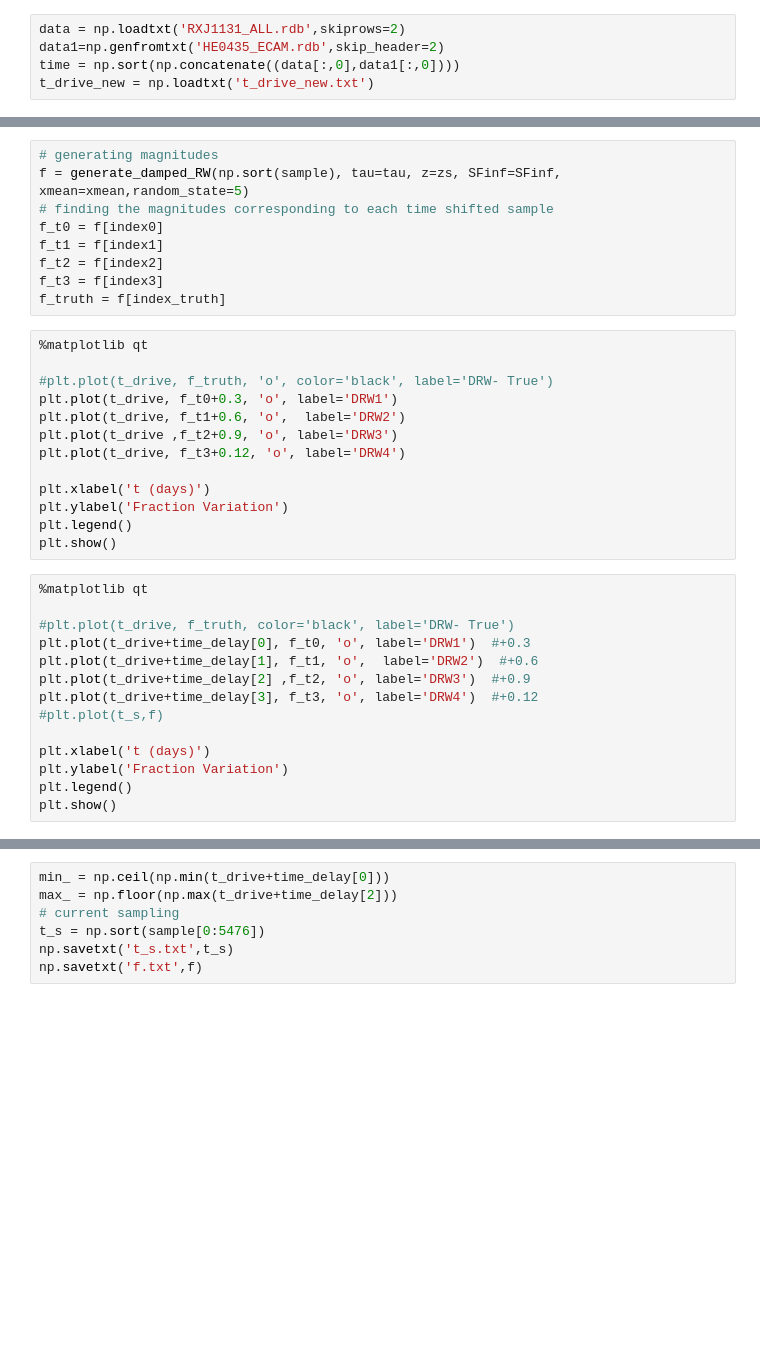
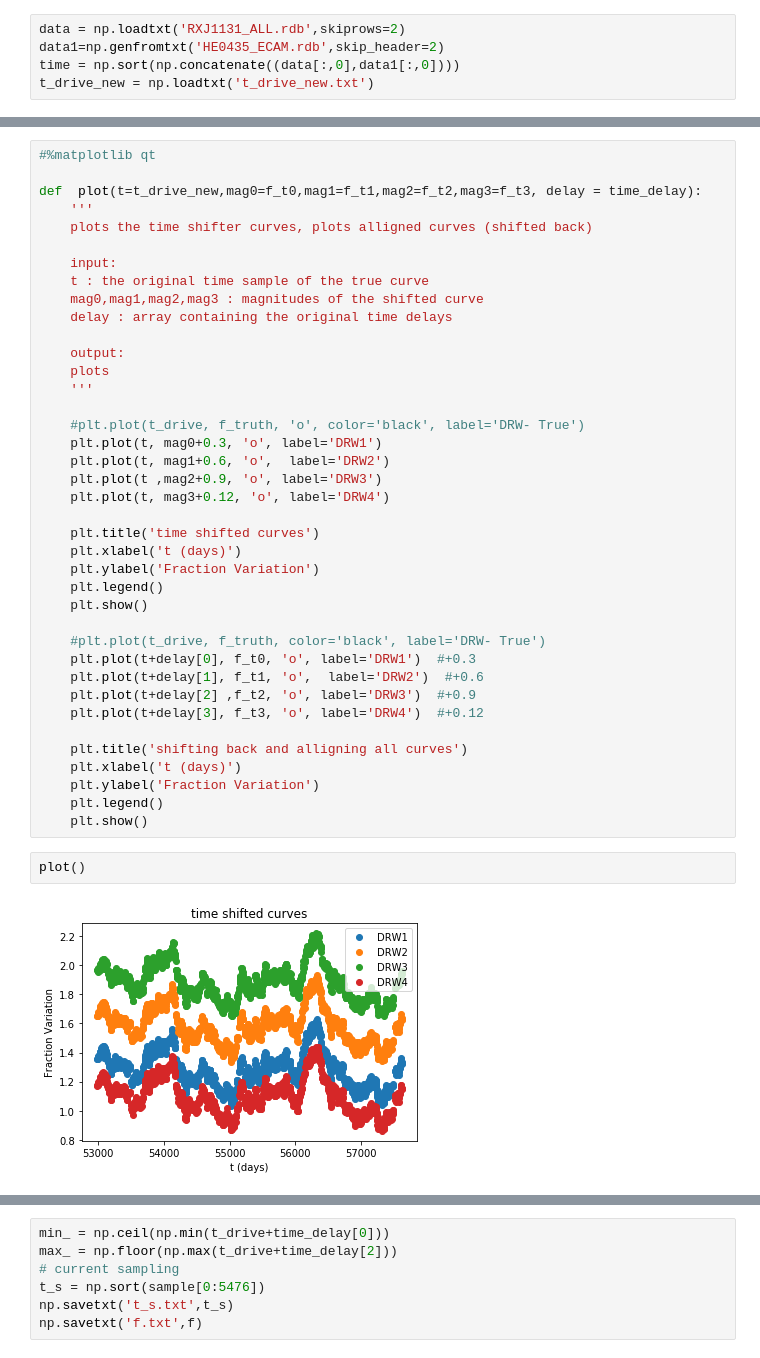
Before and after one commit to herjy/Quasar_lensing, a Jupyter notebook: Simulation-newest.ipynb, the cells around one changed output, grey strips where cells are left out. Cells and saved outputs as stored; diff of their text form; blank space fills up the shorter version.

```diff
--- a/Simulation-newest.ipynb
+++ b/Simulation-newest.ipynb
@@ -108,36 +145,43 @@ in the sorted concatenated array'''
-# %%
-# generating magnitudes
-f = generate_damped_RW(np.sort(sample), tau=tau, z=zs, SFinf=SFinf, xmean=xmean,random_state=5)
-# finding the magnitudes corresponding to each time shifted sample
-f_t0 = f[index0]
-f_t1 = f[index1]
-f_t2 = f[index2]
-f_t3 = f[index3]
-f_truth = f[index_truth]
-# %%
-%matplotlib qt
-
-#plt.plot(t_drive, f_truth, 'o', color='black', label='DRW- True')
-plt.plot(t_drive, f_t0+0.3, 'o', label='DRW1')
-plt.plot(t_drive, f_t1+0.6, 'o',  label='DRW2')
-plt.plot(t_drive ,f_t2+0.9, 'o', label='DRW3')
-plt.plot(t_drive, f_t3+0.12, 'o', label='DRW4')
-
-plt.xlabel('t (days)')
-plt.ylabel('Fraction Variation')
-plt.legend()
-plt.show()
-# %%
-%matplotlib qt
-
-#plt.plot(t_drive, f_truth, color='black', label='DRW- True')
-plt.plot(t_drive+time_delay[0], f_t0, 'o', label='DRW1')  #+0.3
-plt.plot(t_drive+time_delay[1], f_t1, 'o',  label='DRW2')  #+0.6
-plt.plot(t_drive+time_delay[2] ,f_t2, 'o', label='DRW3')  #+0.9
-plt.plot(t_drive+time_delay[3], f_t3, 'o', label='DRW4')  #+0.12
-#plt.plot(t_s,f)
-
-plt.xlabel('t (days)')
-plt.ylabel('Fraction Variation')
-plt.legend()
-plt.show()
+# %%
+#%matplotlib qt
+
+def  plot(t=t_drive_new,mag0=f_t0,mag1=f_t1,mag2=f_t2,mag3=f_t3, delay = time_delay):
+    '''
+    plots the time shifter curves, plots alligned curves (shifted back)
+
+    input:
+    t : the original time sample of the true curve
+    mag0,mag1,mag2,mag3 : magnitudes of the shifted curve
+    delay : array containing the original time delays
+
+    output:
+    plots
+    '''
+
+    #plt.plot(t_drive, f_truth, 'o', color='black', label='DRW- True')
+    plt.plot(t, mag0+0.3, 'o', label='DRW1')
+    plt.plot(t, mag1+0.6, 'o',  label='DRW2')
+    plt.plot(t ,mag2+0.9, 'o', label='DRW3')
+    plt.plot(t, mag3+0.12, 'o', label='DRW4')
+
+    plt.title('time shifted curves')
+    plt.xlabel('t (days)')
+    plt.ylabel('Fraction Variation')
+    plt.legend()
+    plt.show()
+
+    #plt.plot(t_drive, f_truth, color='black', label='DRW- True')
+    plt.plot(t+delay[0], f_t0, 'o', label='DRW1')  #+0.3
+    plt.plot(t+delay[1], f_t1, 'o',  label='DRW2')  #+0.6
+    plt.plot(t+delay[2] ,f_t2, 'o', label='DRW3')  #+0.9
+    plt.plot(t+delay[3], f_t3, 'o', label='DRW4')  #+0.12
+
+    plt.title('shifting back and alligning all curves')
+    plt.xlabel('t (days)')
+    plt.ylabel('Fraction Variation')
+    plt.legend()
+    plt.show()
+# %%
+plot()
+# %% [output]
+[figure, added]
```
Also changed, not shown: parts of 13 cells of this notebook, 9 other files.
